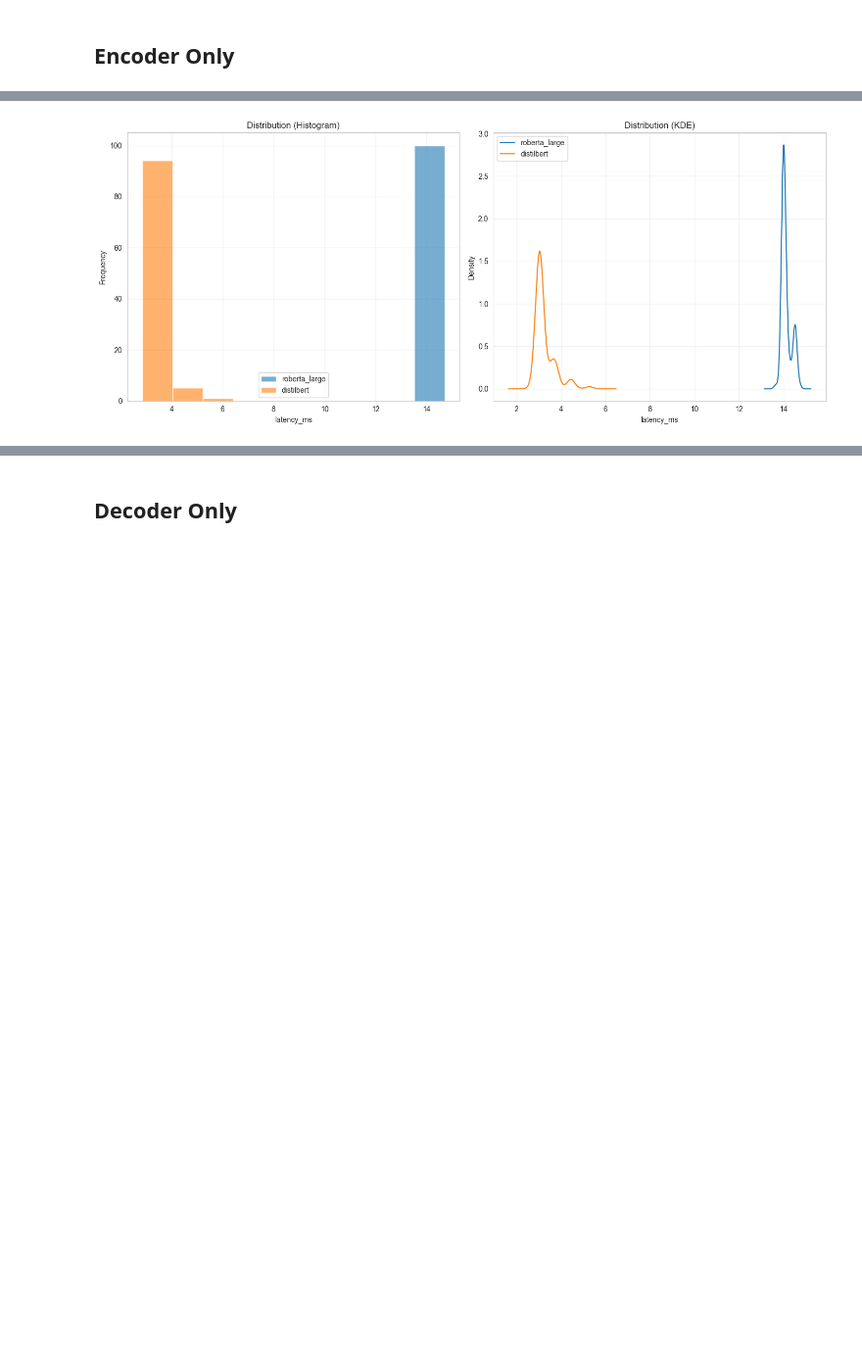
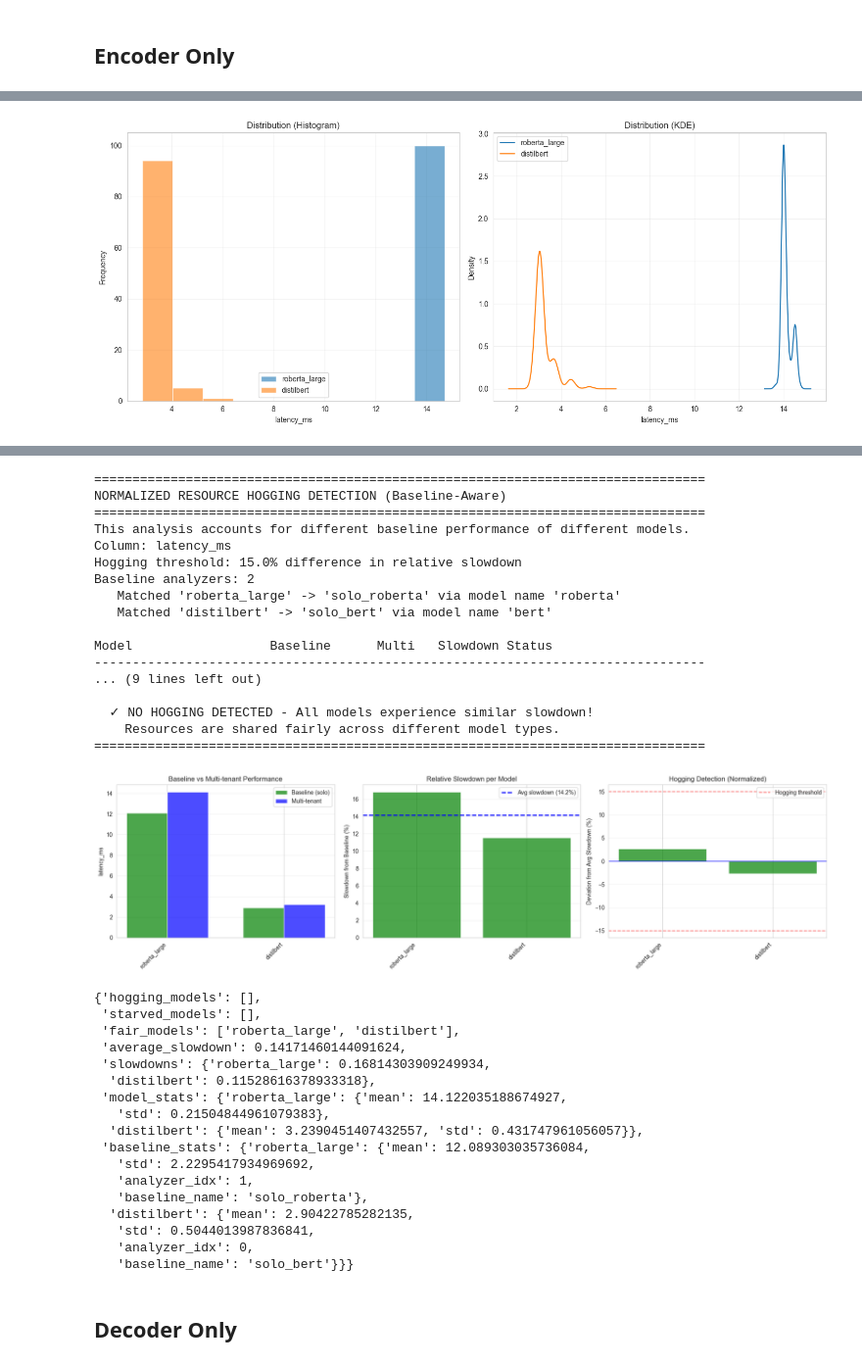
Before and after one commit to Ak33ra/15-418-final-project, a Jupyter notebook: notebooks/data_analysis.ipynb, the cells around one changed output, grey strips where cells are left out. Shown at 98% size. Saved outputs shown, nothing was run; the diff lists cells and outputs as text; code cells hidden in the pictures; blank space fills up the shorter version.

Commit message:
added some hogging analysis

```diff
--- a/notebooks/data_analysis.ipynb
+++ b/notebooks/data_analysis.ipynb
@@ -218,6 +214,7 @@ bert_roberta.add_throughput_column(latency_column = 'latency_ms')
 
 bert_roberta.plot_distributions(column='latency_ms', plot_type='both', bins=10)
 bert_roberta.compute_statistics(column='latency_ms')
+detect_resource_hogging_normalized(bert_roberta, [solo_bert, solo_roberta])
 # %% [output]
 Loaded 103 samples from events.jsonl with columns: ['type', 'timestamp', 'model_name', 'tag', 'device', 'batch_size', 'seq_len', 'num_iters', 'num_warmup', 'config', 'iter', 'latency_ms', 'avg_ms', 'p ...
 Loaded 103 samples from events.jsonl with columns: ['type', 'timestamp', 'model_name', 'tag', 'device', 'batch_size', 'seq_len', 'num_iters', 'num_warmup', 'config', 'iter', 'latency_ms', 'avg_ms', 'p ...
@@ -232,3 +226,38 @@ Throughput computed with: batch_size=8, seq_len=128, tokens_per_batch=1024
+================================================================================
+NORMALIZED RESOURCE HOGGING DETECTION (Baseline-Aware)
+================================================================================
+This analysis accounts for different baseline performance of different models.
+Column: latency_ms
+Hogging threshold: 15.0% difference in relative slowdown
+Baseline analyzers: 2
+   Matched 'roberta_large' -> 'solo_roberta' via model name 'roberta'
+   Matched 'distilbert' -> 'solo_bert' via model name 'bert'
+
+Model                  Baseline      Multi   Slowdown Status
+--------------------------------------------------------------------------------
+... (9 lines left out)
+
+  ✓ NO HOGGING DETECTED - All models experience similar slowdown!
+    Resources are shared fairly across different model types.
+================================================================================
+[figure, added]
+{'hogging_models': [],
+ 'starved_models': [],
+ 'fair_models': ['roberta_large', 'distilbert'],
+ 'average_slowdown': 0.14171460144091624,
+ 'slowdowns': {'roberta_large': 0.16814303909249934,
+  'distilbert': 0.11528616378933318},
+ 'model_stats': {'roberta_large': {'mean': 14.122035188674927,
+   'std': 0.21504844961079383},
+  'distilbert': {'mean': 3.2390451407432557, 'std': 0.431747961056057}},
+ 'baseline_stats': {'roberta_large': {'mean': 12.089303035736084,
+   'std': 2.2295417934969692,
+   'analyzer_idx': 1,
+   'baseline_name': 'solo_roberta'},
+  'distilbert': {'mean': 2.90422785282135,
+   'std': 0.5044013987836841,
+   'analyzer_idx': 0,
+   'baseline_name': 'solo_bert'}}}
 # %% [markdown]
 ## Decoder Only
 # %%
```
Also changed, not shown: parts of 22 cells of this notebook, 9 other files.
